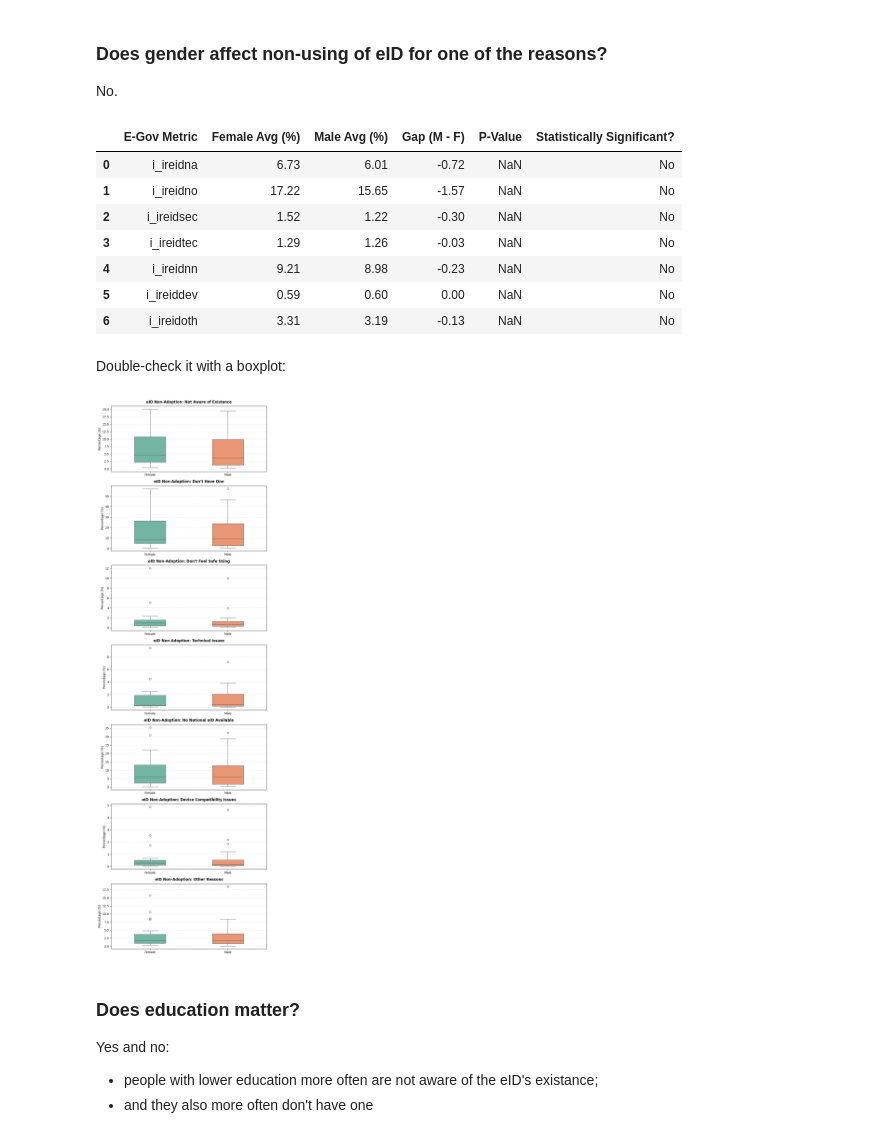
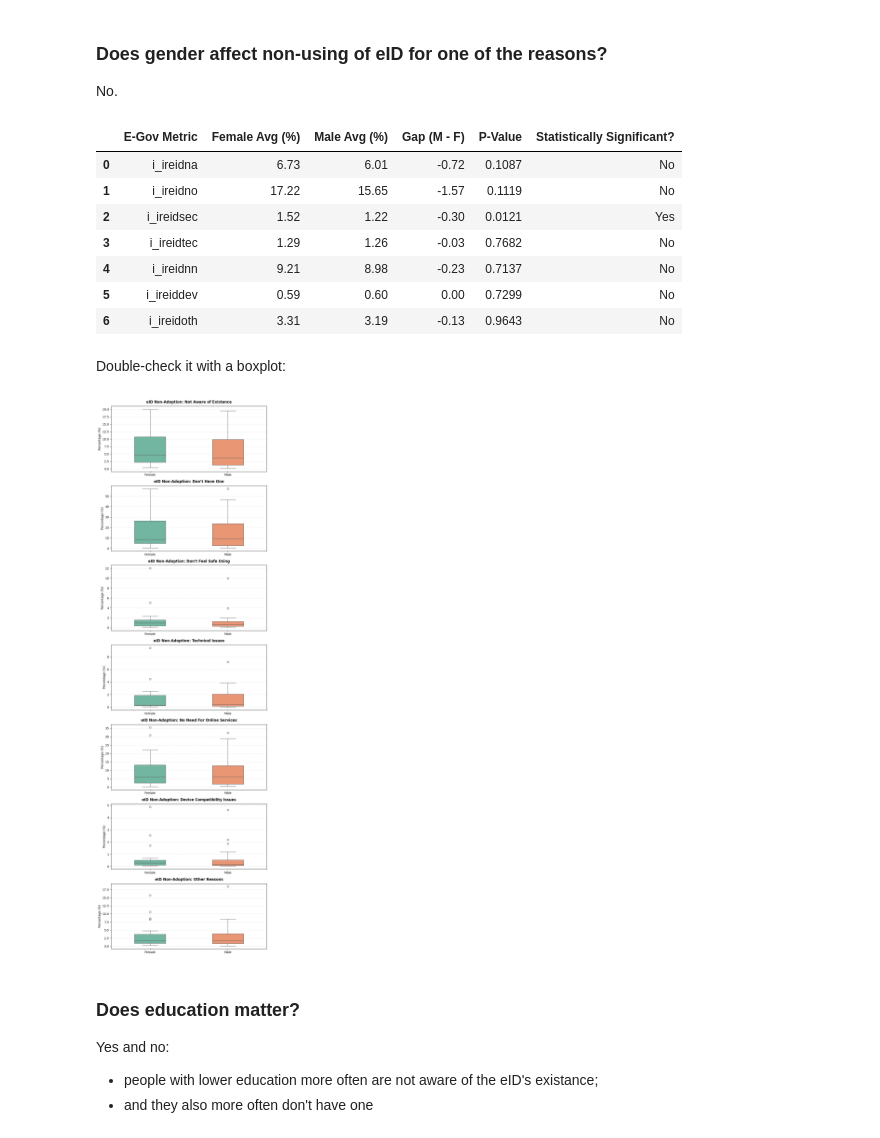
Before and after one commit to skibodaria/digital_literacy_eu, a Jupyter notebook: 03_analysis/02_2b_dem_no_eid.ipynb, the cells around one changed output. Cells and saved outputs as stored; diff of their text form; code cells hidden in the pictures.

Commit message:
encountered problems with matching: models in jupyter niotebooks do not match the outcomes of the models in py scripts of streamlit; trying to figure out

```diff
--- a/03_analysis/02_2b_dem_no_eid.ipynb
+++ b/03_analysis/02_2b_dem_no_eid.ipynb
@@ -148,7 +148,7 @@ for i in range(0, len(gen_eid), 2):
         gender_gap = mean_male - mean_female  # positive means higher for men, negative for women
 
         # runs paired t-test:
-        t_stat, p_value = stats.ttest_rel(df_eid[male_col], df_eid[female_col])
+        t_stat, p_value = stats.ttest_rel(cleaned_df[male_col], cleaned_df[female_col])
 
         # stores the results:
         summary_data.append({
@@ -167,13 +167,13 @@ df_gender_results = pd.DataFrame(summary_data)
 df_gender_results
 # %% [output]
 |  | E-Gov Metric | Female Avg (%) | Male Avg (%) | Gap (M - F) | P-Value | Statistically Significant? |
-| 0 | i_ireidna | 6.73 | 6.01 | -0.72 | NaN | No |
-| 1 | i_ireidno | 17.22 | 15.65 | -1.57 | NaN | No |
-| 2 | i_ireidsec | 1.52 | 1.22 | -0.30 | NaN | No |
-| 3 | i_ireidtec | 1.29 | 1.26 | -0.03 | NaN | No |
-| 4 | i_ireidnn | 9.21 | 8.98 | -0.23 | NaN | No |
-| 5 | i_ireiddev | 0.59 | 0.60 | 0.00 | NaN | No |
-| 6 | i_ireidoth | 3.31 | 3.19 | -0.13 | NaN | No |
+| 0 | i_ireidna | 6.73 | 6.01 | -0.72 | 0.1087 | No |
+| 1 | i_ireidno | 17.22 | 15.65 | -1.57 | 0.1119 | No |
+| 2 | i_ireidsec | 1.52 | 1.22 | -0.30 | 0.0121 | Yes |
+| 3 | i_ireidtec | 1.29 | 1.26 | -0.03 | 0.7682 | No |
+| 4 | i_ireidnn | 9.21 | 8.98 | -0.23 | 0.7137 | No |
+| 5 | i_ireiddev | 0.59 | 0.60 | 0.00 | 0.7299 | No |
+| 6 | i_ireidoth | 3.31 | 3.19 | -0.13 | 0.9643 | No |
 # %% [markdown]
 Double-check it with a boxplot:
 # %%
@@ -187,7 +187,7 @@ titles = [
     "Don't Have One",
     "Don't Feel Safe Using",
     'Technical Issues',
-    'No National eID Available',
+    'No Need For Online Services',
     'Device Compatibility Issues',
     'Other Reasons'
 ]
@@ -203,34 +203,34 @@ for idx, (metric, title) in enumerate(zip(base_metrics, titles)):
 
     if female_col in df_eid.columns and male_col in df_eid.columns:
 
         # 🌟 PRO TIP: Create a temporary slice and rename columns for a clean storefront layout
         plot_df = df_eid[[female_col, male_col]].rename(
             columns={female_col: 'Female', male_col: 'Male'}
         )
 
         # Plot the boxplot on the specific row axis
         sns.boxplot(data=plot_df, ax=axes[idx], palette="Set2", width=0.4)
 
         # Customize how it looks
         axes[idx].set_title(f"eID Non-Adoption: {title}", fontsize=12, fontweight='bold', pad=10)
         axes[idx].set_ylabel("Percentage (%)", fontsize=10)
         axes[idx].tick_params(axis='x', labelsize=10)
 
         # Optional: Add a light grid to make reading values across countries easier
         axes[idx].yaxis.grid(True, linestyle='--', alpha=0.5, color='#cccccc')
         axes[idx].set_axisbelow(True) # Pushes gridlines behind boxes
 
     else:
         axes[idx].text(0.5, 0.5, f"Columns missing for {metric}", ha='center', va='center')
 
 # Perfect padding adjustment
 plt.tight_layout()
 
 # Save it to include in your draft presentation materials
 # plt.savefig("gender_eid_barriers_boxplots.png", dpi=300, bbox_inches='tight')
 plt.show()
 # %% [output]
-[figure, old version]
+[figure, new version]
 # %% [markdown]
 ### Does education matter?
 Yes and no:
```
Also changed, not shown: parts of 1 cell of this notebook, 1 other file.
